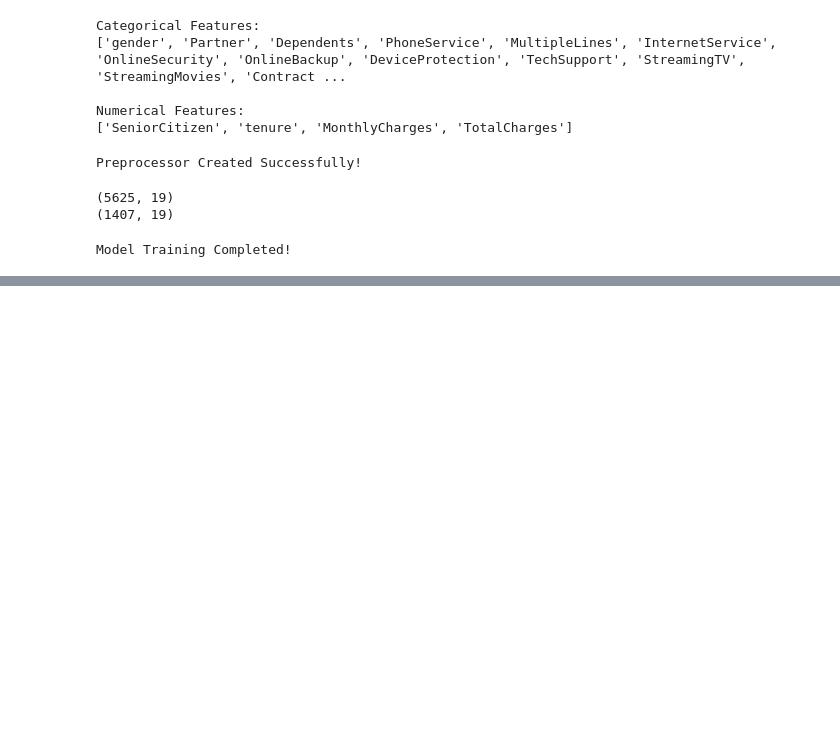
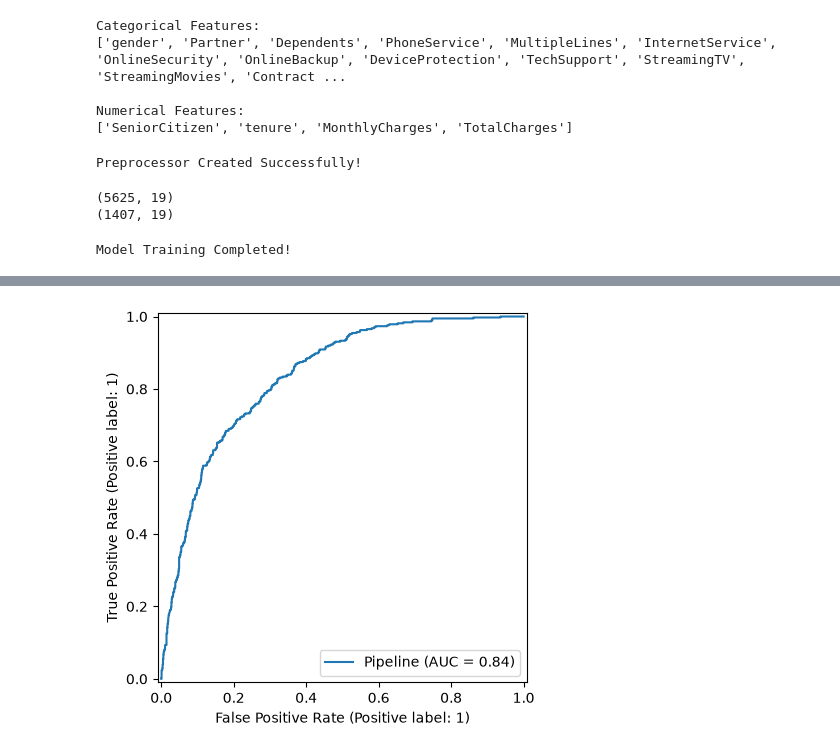
Before and after one commit to Rahul110-Bst/Ecommerce-sales-Prediction, a Jupyter notebook: notebooks/02_Model_Training.ipynb, the cells around one changed output, grey strips where cells are left out. Drawn from its saved outputs; the diff is of its cells as text; code cells hidden in the pictures; blank space fills up the shorter version.

```diff
--- a/notebooks/02_Model_Training.ipynb
+++ b/notebooks/02_Model_Training.ipynb
@@ -142,0 +263,12 @@ array(['gender', 'SeniorCitizen', 'Partner', 'Dependents', 'tenure',
+# %%
+from sklearn.metrics import RocCurveDisplay
+
+RocCurveDisplay.from_estimator(
+    best_pipeline,
+    X_test,
+    y_test
+)
+
+plt.show()
+# %% [output]
+[figure, added]
```
Also changed, not shown: parts of 15 cells of this notebook, 2 other files.
